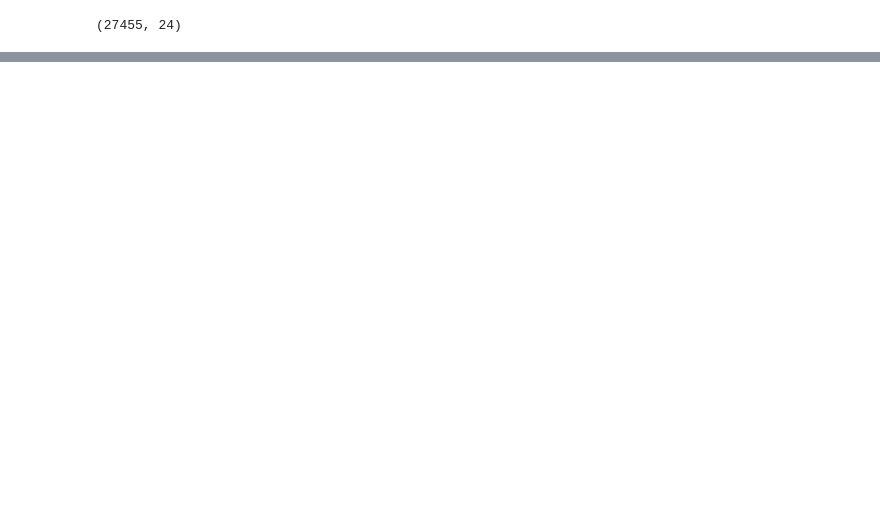
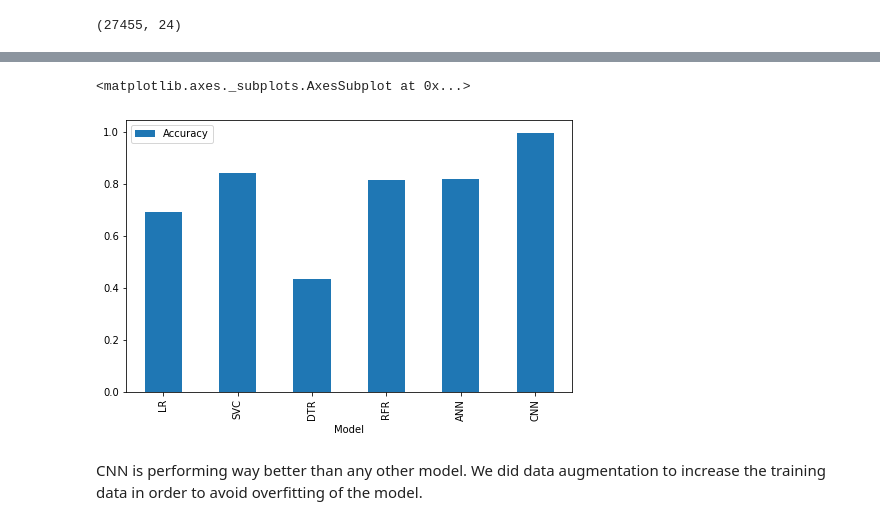
Before and after one commit to akarsh-saxena/Whats-That-Letter, a Jupyter notebook: Whats That Letter.ipynb, the cells around one changed output, grey strips where cells are left out. Drawn from its saved outputs; the diff is of its cells as text; code cells hidden in the pictures; blank space fills up the shorter version.

Commit message:
Added Comparison of the Models

```diff
--- a/Whats That Letter.ipynb
+++ b/Whats That Letter.ipynb
@@ -250,0 +254,3 @@ plt.plot(history_cnn.history['accuracy'], color='red')
+# %%
+pred.loc[4] = ['ANN', model.evaluate(X_test.reshape(-1, 784), y_test)[1]]
+pred.loc[5] = ['CNN', model_cnn.evaluate(X_test, y_test)[1]]
@@ -250,0 +270,7 @@ plt.plot(history_cnn.history['accuracy'], color='red')
+# %%
+pred.set_index('Model').plot(kind='bar', figsize=(8, 5))
+# %% [output]
+<matplotlib.axes._subplots.AxesSubplot at 0x...>
+[figure, added]
+# %% [markdown]
+CNN is performing way better than any other model. We did data augmentation to increase the training data in order to avoid overfitting of the model.
```
Also changed, not shown: parts of 8 cells of this notebook.
